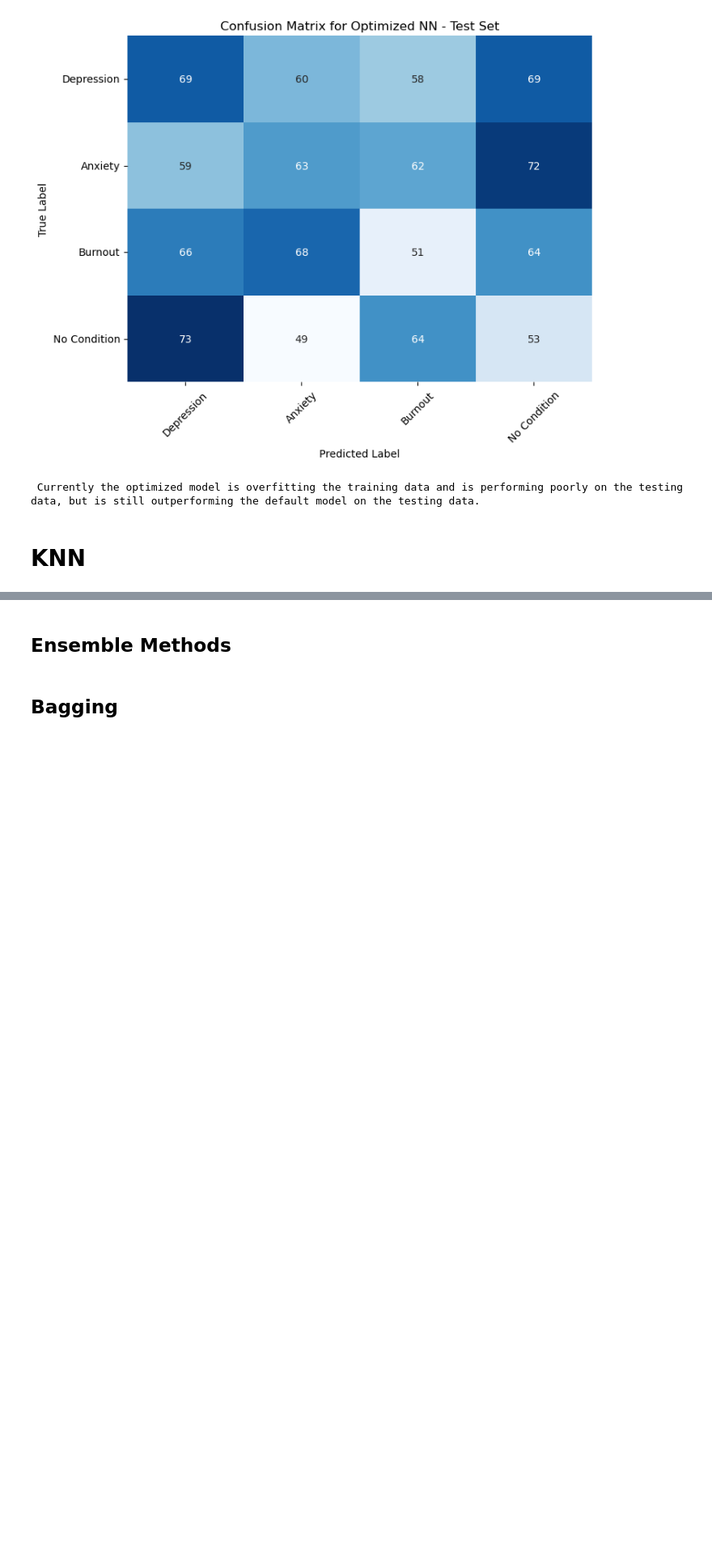
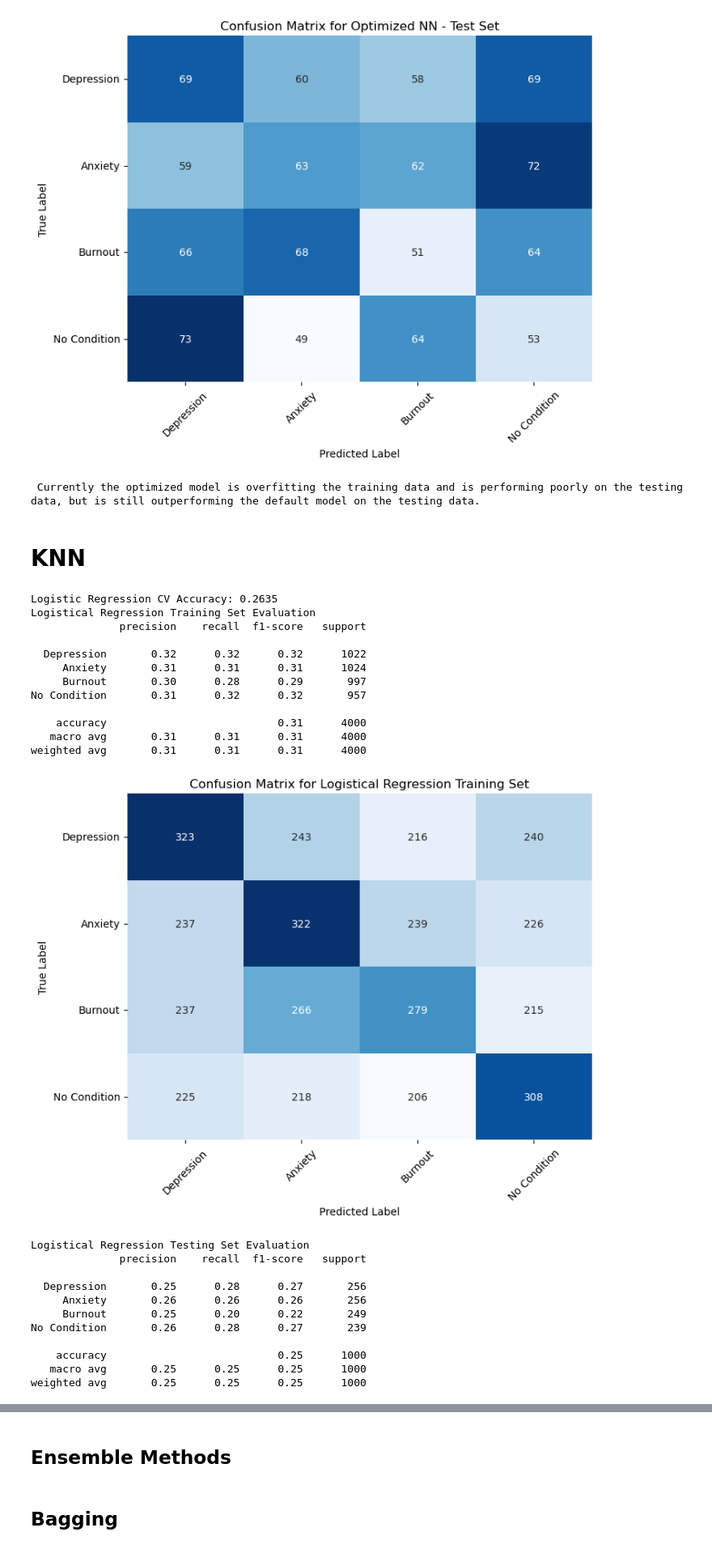
Before and after one commit to johnnyhuyhuynh/MindSpace, a Jupyter notebook: MindSpace-Clean.ipynb, the cells around one changed output, grey strips where cells are left out. Shown at 81% size. Saved outputs shown, nothing was run; the diff lists cells and outputs as text; code cells hidden in the pictures; blank space fills up the shorter version.

Commit message:
Added Logistical Regression and Random Forest to clean notebook

```diff
--- a/MindSpace-Clean.ipynb
+++ b/MindSpace-Clean.ipynb
@@ -612,3 +612,53 @@ def test_knn_combinations(X_train, X_test, y_train, y_test):
 
 # Run the tests
 test_knn_combinations(X_train, X_test, y_train, y_test)
+# %%
+# Regularized Logistic Regression with Cross-Validation
+from sklearn.linear_model import LogisticRegression
+from sklearn.model_selection import cross_val_score, StratifiedKFold
+from sklearn.preprocessing import StandardScaler
+from sklearn.ensemble import RandomForestClassifier
+from imblearn.over_sampling import SMOTE
+from sklearn.metrics import classification_report
+
+log_reg_model = LogisticRegression(solver='liblinear', penalty='l2', C=1.0)  # L2 regularization
+log_reg_model.fit(X_train, y_train)
+y_pred_test = log_reg_model.predict(X_test)
+y_pred_train = log_reg_model.predict(X_train)
+cv = StratifiedKFold(n_splits=5, shuffle=True, random_state=42)
+
+log_reg_cv_scores = cross_val_score(log_reg_model, X_train, y_train, cv=cv, scoring='accuracy')
+print(f"Logistic Regression CV Accuracy: {log_reg_cv_scores.mean():.4f}")
+
+print("Logistical Regression Training Set Evaluation")
+print(classification_report(y_train, y_pred_train, target_names=['Depression', 'Anxiety', 'Burnout', 'No Condition']))
+plot_confusion_matrix(y_train, y_pred_train, title='Confusion Matrix for Logistical Regression Training Set')
+
+print("Logistical Regression Testing Set Evaluation")
+print(classification_report(y_test, y_pred_test, target_names=['Depression', 'Anxiety', 'Burnout', 'No Condition']))
+plot_confusion_matrix(y_test, y_pred_test, title='Confusion Matrix for Logistical Regression Testing Set')
+# %% [output]
+Logistic Regression CV Accuracy: 0.2635
+Logistical Regression Training Set Evaluation
+              precision    recall  f1-score   support
+
+  Depression       0.32      0.32      0.32      1022
+     Anxiety       0.31      0.31      0.31      1024
+     Burnout       0.30      0.28      0.29       997
+No Condition       0.31      0.32      0.32       957
+
+    accuracy                           0.31      4000
+   macro avg       0.31      0.31      0.31      4000
+weighted avg       0.31      0.31      0.31      4000
+[figure, added]
+Logistical Regression Testing Set Evaluation
+              precision    recall  f1-score   support
+
+  Depression       0.25      0.28      0.27       256
+     Anxiety       0.26      0.26      0.26       256
+     Burnout       0.25      0.20      0.22       249
+No Condition       0.26      0.28      0.27       239
+
+    accuracy                           0.25      1000
+   macro avg       0.25      0.25      0.25      1000
+weighted avg       0.25      0.25      0.25      1000
```
Also changed, not shown: parts of 2 cells of this notebook.
